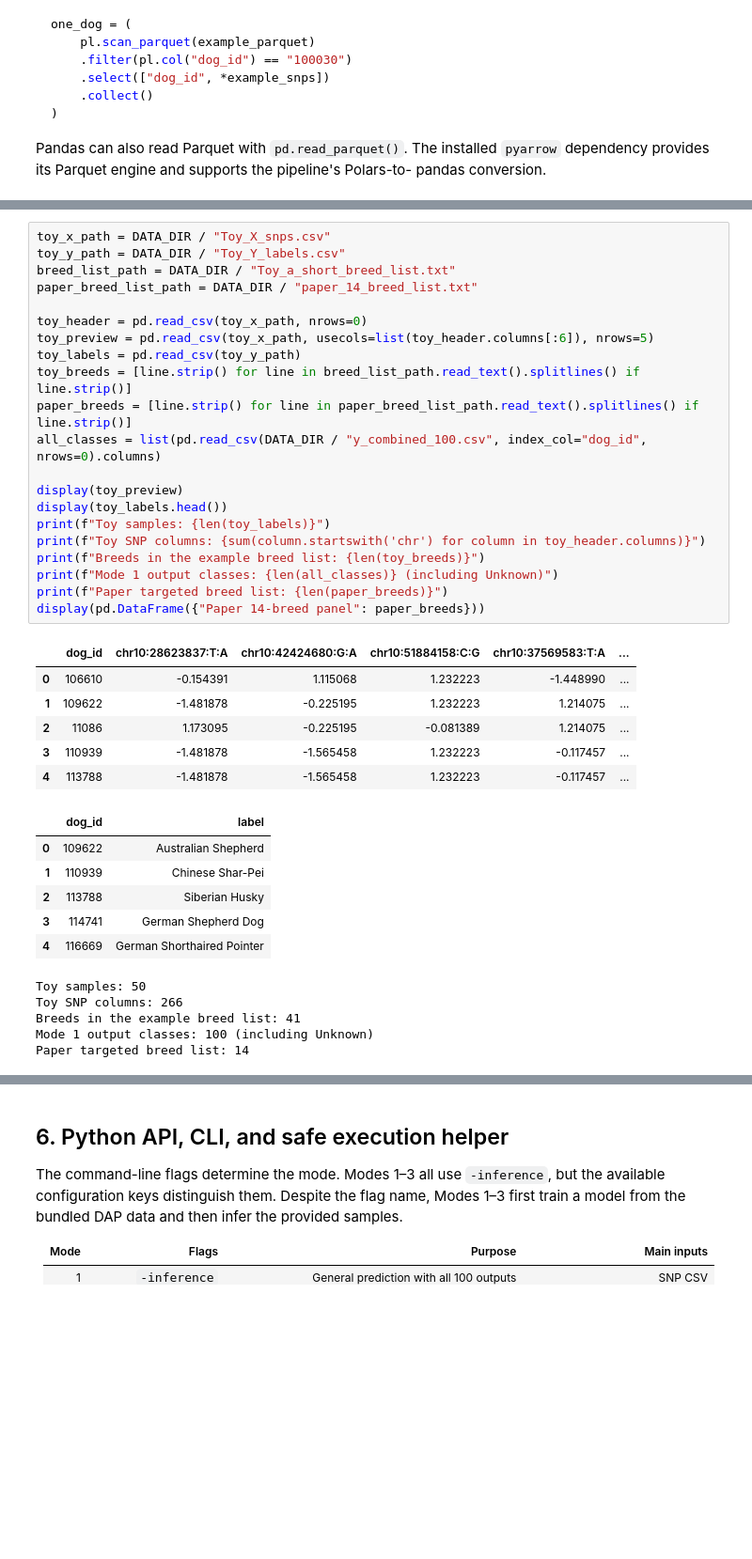
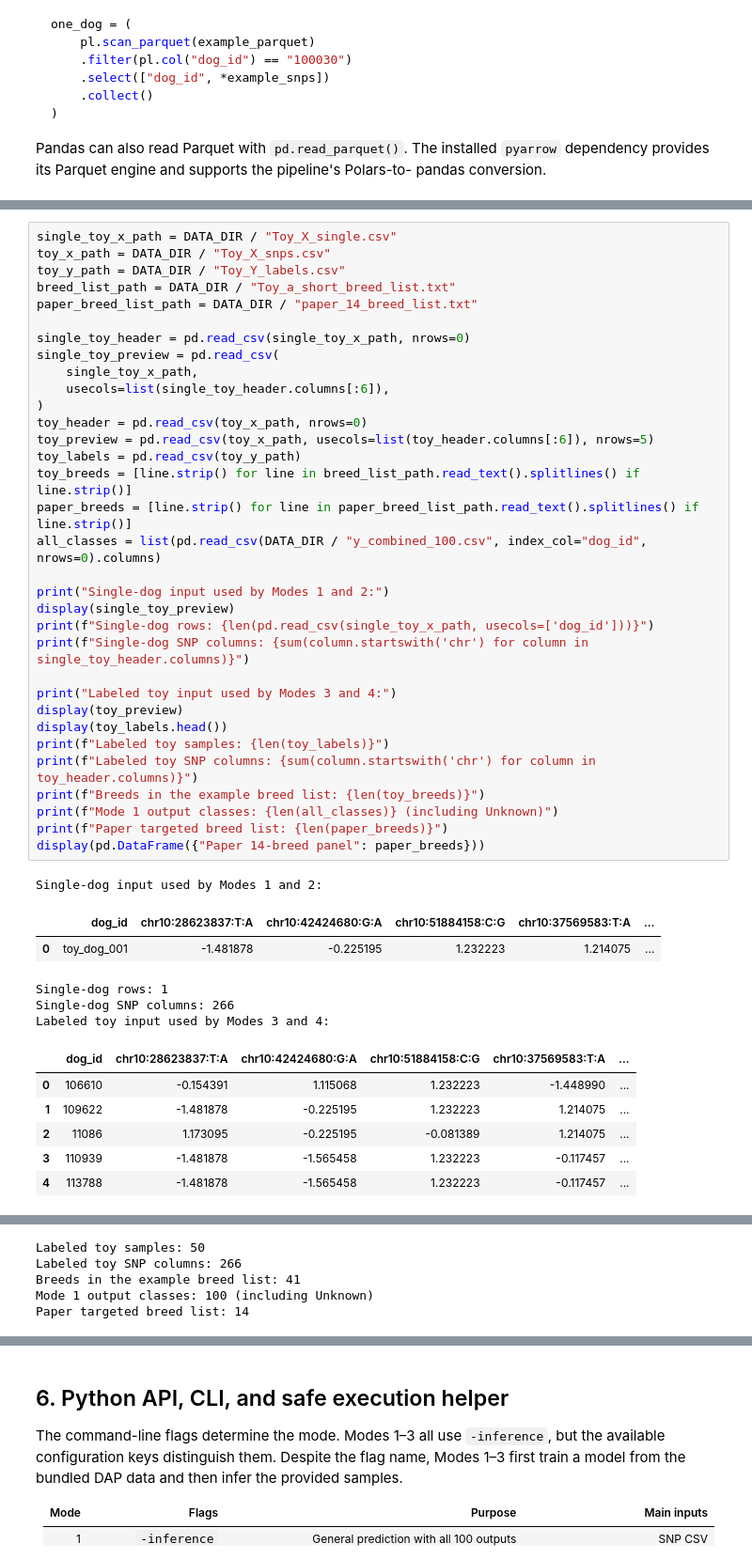
Before and after one commit to AkeyLab/DAP_breed_prediction, a Jupyter notebook: notebooks/tutorial_all_modes.ipynb, the cells around one changed output, grey strips where cells are left out. Shown at 94% size. Saved outputs shown, nothing was run; the diff lists cells and outputs as text; blank space fills up the shorter version.

Commit message:
Add single-dog inference tutorial

```diff
--- a/notebooks/tutorial_all_modes.ipynb
+++ b/notebooks/tutorial_all_modes.ipynb
@@ -264,39 +281,46 @@ B`. A breed-list text file contains one breed per line.
 # %%
+single_toy_x_path = DATA_DIR / "Toy_X_single.csv"
 toy_x_path = DATA_DIR / "Toy_X_snps.csv"
 toy_y_path = DATA_DIR / "Toy_Y_labels.csv"
 breed_list_path = DATA_DIR / "Toy_a_short_breed_list.txt"
 paper_breed_list_path = DATA_DIR / "paper_14_breed_list.txt"
 
+single_toy_header = pd.read_csv(single_toy_x_path, nrows=0)
+single_toy_preview = pd.read_csv(
+    single_toy_x_path,
+    usecols=list(single_toy_header.columns[:6]),
+)
 toy_header = pd.read_csv(toy_x_path, nrows=0)
 toy_preview = pd.read_csv(toy_x_path, usecols=list(toy_header.columns[:6]), nrows=5)
 toy_labels = pd.read_csv(toy_y_path)
 toy_breeds = [line.strip() for line in breed_list_path.read_text().splitlines() if line.strip()]
 paper_breeds = [line.strip() for line in paper_breed_list_path.read_text().splitlines() if line.strip()]
 all_classes = list(pd.read_csv(DATA_DIR / "y_combined_100.csv", index_col="dog_id", nrows=0).columns)
 
+print("Single-dog input used by Modes 1 and 2:")
+display(single_toy_preview)
+print(f"Single-dog rows: {len(pd.read_csv(single_toy_x_path, usecols=['dog_id']))}")
+print(f"Single-dog SNP columns: {sum(column.startswith('chr') for column in single_toy_header.columns)}")
+
+print("Labeled toy input used by Modes 3 and 4:")
 display(toy_preview)
 display(toy_labels.head())
-print(f"Toy samples: {len(toy_labels)}")
-print(f"Toy SNP columns: {sum(column.startswith('chr') for column in toy_header.columns)}")
+print(f"Labeled toy samples: {len(toy_labels)}")
+print(f"Labeled toy SNP columns: {sum(column.startswith('chr') for column in toy_header.columns)}")
 print(f"Breeds in the example breed list: {len(toy_breeds)}")
 print(f"Mode 1 output classes: {len(all_classes)} (including Unknown)")
 print(f"Paper targeted breed list: {len(paper_breeds)}")
 display(pd.DataFrame({"Paper 14-breed panel": paper_breeds}))
 # %% [output]
+Single-dog input used by Modes 1 and 2:
 |  | dog_id | chr10:28623837:T:A | chr10:42424680:G:A | chr10:51884158:C:G | chr10:37569583:T:A | ... |
-| 0 | 106610 | -0.154391 | 1.115068 | 1.232223 | -1.448990 | ... |
-| 1 | 109622 | -1.481878 | -0.225195 | 1.232223 | 1.214075 | ... |
-| 2 | 11086 | 1.173095 | -0.225195 | -0.081389 | 1.214075 | ... |
-| 3 | 110939 | -1.481878 | -1.565458 | 1.232223 | -0.117457 | ... |
-| 4 | 113788 | -1.481878 | -1.565458 | 1.232223 | -0.117457 | ... |
+| 0 | toy_dog_001 | -1.481878 | -0.225195 | 1.232223 | 1.214075 | ... |
+Single-dog rows: 1
+Single-dog SNP columns: 266
+Labeled toy input used by Modes 3 and 4:
-|  | dog_id | label |
-| 0 | 109622 | Australian Shepherd |
-| 1 | 110939 | Chinese Shar-Pei |
-| 2 | 113788 | Siberian Husky |
-| 3 | 114741 | German Shepherd Dog |
-| 4 | 116669 | German Shorthaired Pointer |
+|  | dog_id | chr10:28623837:T:A | chr10:42424680:G:A | chr10:51884158:C:G | chr10:37569583:T:A | ... |
+| 0 | 106610 | -0.154391 | 1.115068 | 1.232223 | -1.448990 | ... |
+| 1 | 109622 | -1.481878 | -0.225195 | 1.232223 | 1.214075 | ... |
+| 2 | 11086 | 1.173095 | -0.225195 | -0.081389 | 1.214075 | ... |
+| 3 | 110939 | -1.481878 | -1.565458 | 1.232223 | -0.117457 | ... |
+| 4 | 113788 | -1.481878 | -1.565458 | 1.232223 | -0.117457 | ... |
-Toy samples: 50
-Toy SNP columns: 266
-Breeds in the example breed list: 41
-Mode 1 output classes: 100 (including Unknown)
-Paper targeted breed list: 14
@@ -317,0 +333,5 @@ Paper targeted breed list: 14
+Labeled toy samples: 50
+Labeled toy SNP columns: 266
+Breeds in the example breed list: 41
+Mode 1 output classes: 100 (including Unknown)
+Paper targeted breed list: 14
```
Also changed, not shown: parts of 11 cells of this notebook, 5 other files.
